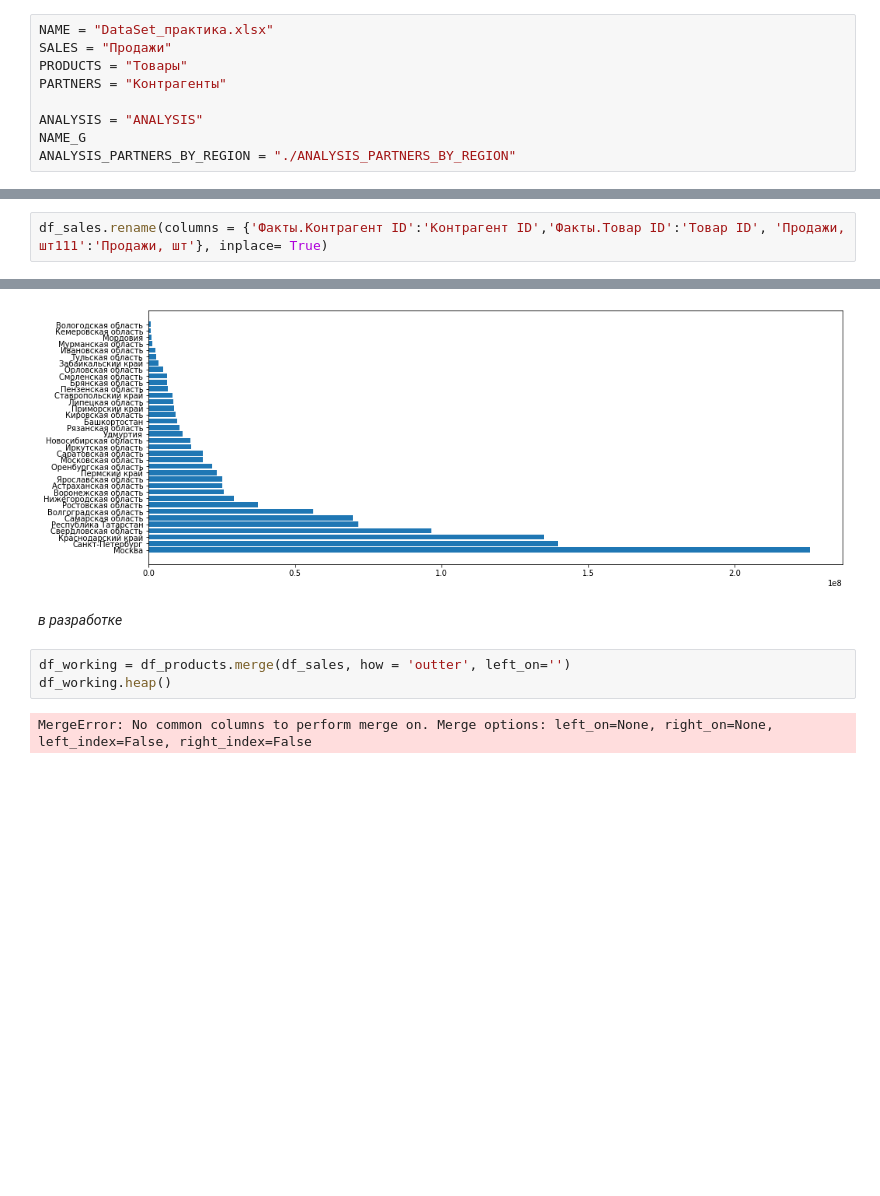
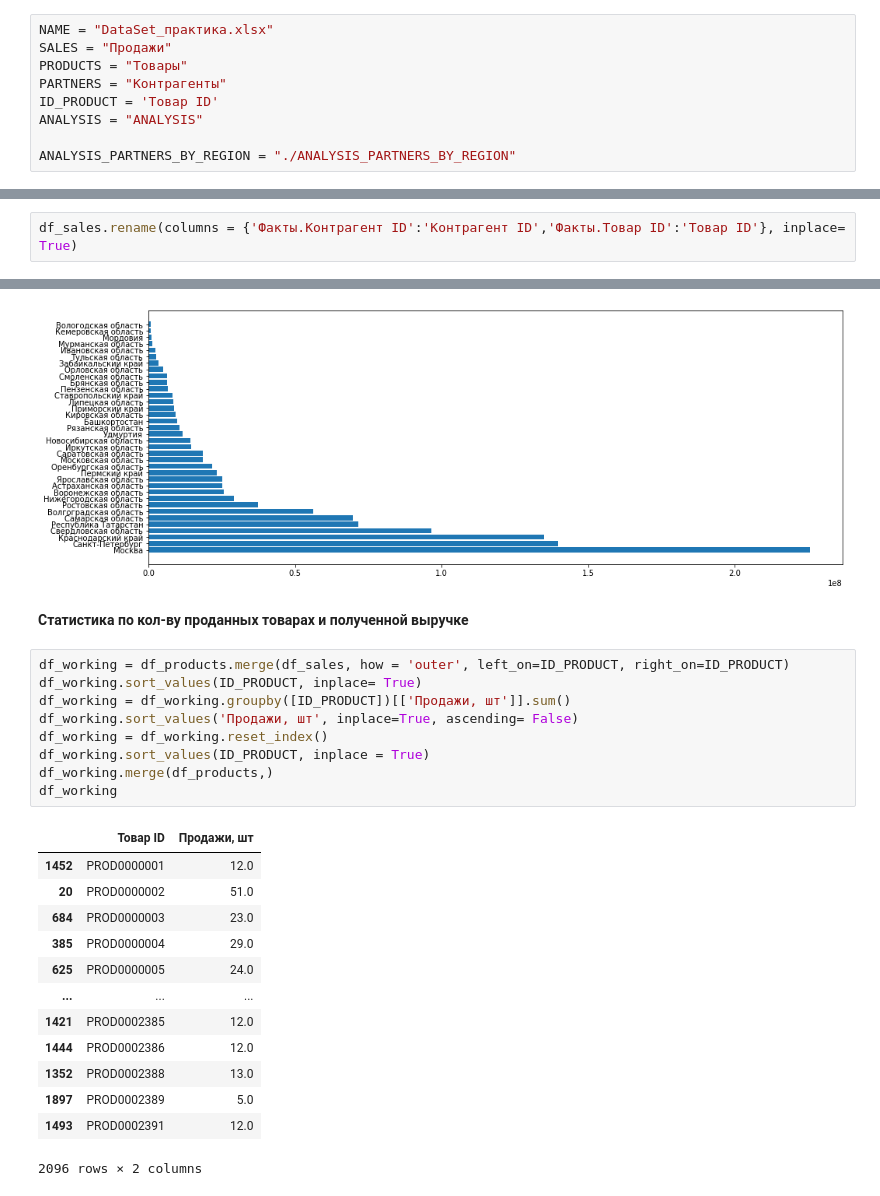
Before and after one commit to OctoBus177/Krok_data_analyses, a Jupyter notebook: all.ipynb, the cells around one changed output, grey strips where cells are left out. Cells and saved outputs as stored; diff of their text form; blank space fills up the shorter version.

```diff
--- a/all.ipynb
+++ b/all.ipynb
@@ -12,9 +12,9 @@ NAME = "DataSet_практика.xlsx"
 SALES = "Продажи"
 PRODUCTS = "Товары"
 PARTNERS = "Контрагенты"
+ID_PRODUCT = 'Товар ID'
+ANALYSIS = "ANALYSIS"
 
-ANALYSIS = "ANALYSIS"
-NAME_G
 ANALYSIS_PARTNERS_BY_REGION = "./ANALYSIS_PARTNERS_BY_REGION"
 # %% [markdown]
 **Функция получения данных из листа и таблицы Excel**
@@ -33,5 +33,3 @@ def export_df_in_excel(name_file,name_list , df):
 df_sales = get_df_from_excel(NAME, SALES)
 df_products = get_df_from_excel(NAME, PRODUCTS)
 df_part = get_df_from_excel(NAME, PARTNERS)
-# %%
-df_sales.rename(columns = {'Факты.Контрагент ID':'Контрагент ID','Факты.Товар ID':'Товар ID', 'Продажи, шт111':'Продажи, шт'}, inplace= True)
@@ -58,0 +38,2 @@ export_df_in_excel(NAME, SALES, df_products)
+# %%
+df_sales.rename(columns = {'Факты.Контрагент ID':'Контрагент ID','Факты.Товар ID':'Товар ID'}, inplace= True)
@@ -93,9 +97,27 @@ plt.show()
 # %% [output]
 [figure]
 # %% [markdown]
-*в разработке*
+**Статистика по кол-ву проданных товарах и полученной выручке**
-# %%
-df_working = df_products.merge(df_sales, how = 'outter', left_on='')
-df_working.heap()
-# %% [output]
-MergeError: No common columns to perform merge on. Merge options: left_on=None, right_on=None, left_index=False, right_index=False
+# %%
+df_working = df_products.merge(df_sales, how = 'outer', left_on=ID_PRODUCT, right_on=ID_PRODUCT)
+df_working.sort_values(ID_PRODUCT, inplace= True)
+df_working = df_working.groupby([ID_PRODUCT])[['Продажи, шт']].sum()
+df_working.sort_values('Продажи, шт', inplace=True, ascending= False)
+df_working = df_working.reset_index()
+df_working.sort_values(ID_PRODUCT, inplace = True)
+df_working.merge(df_products,)
+df_working
+# %% [output]
+|  | Товар ID | Продажи, шт |
+| 1452 | PROD0000001 | 12.0 |
+| 20 | PROD0000002 | 51.0 |
+| 684 | PROD0000003 | 23.0 |
+| 385 | PROD0000004 | 29.0 |
+| 625 | PROD0000005 | 24.0 |
+| ... | ... | ... |
+| 1421 | PROD0002385 | 12.0 |
+| 1444 | PROD0002386 | 12.0 |
+| 1352 | PROD0002388 | 13.0 |
+| 1897 | PROD0002389 | 5.0 |
+| 1493 | PROD0002391 | 12.0 |
+2096 rows × 2 columns
```
Also changed, not shown: parts of 12 cells of this notebook.
